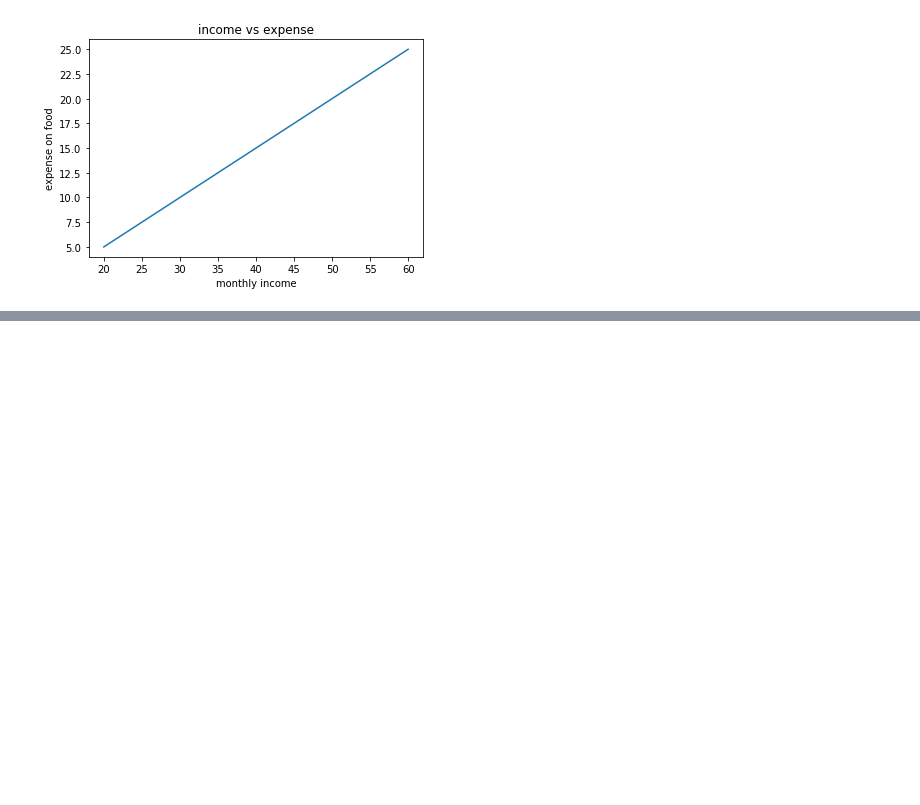
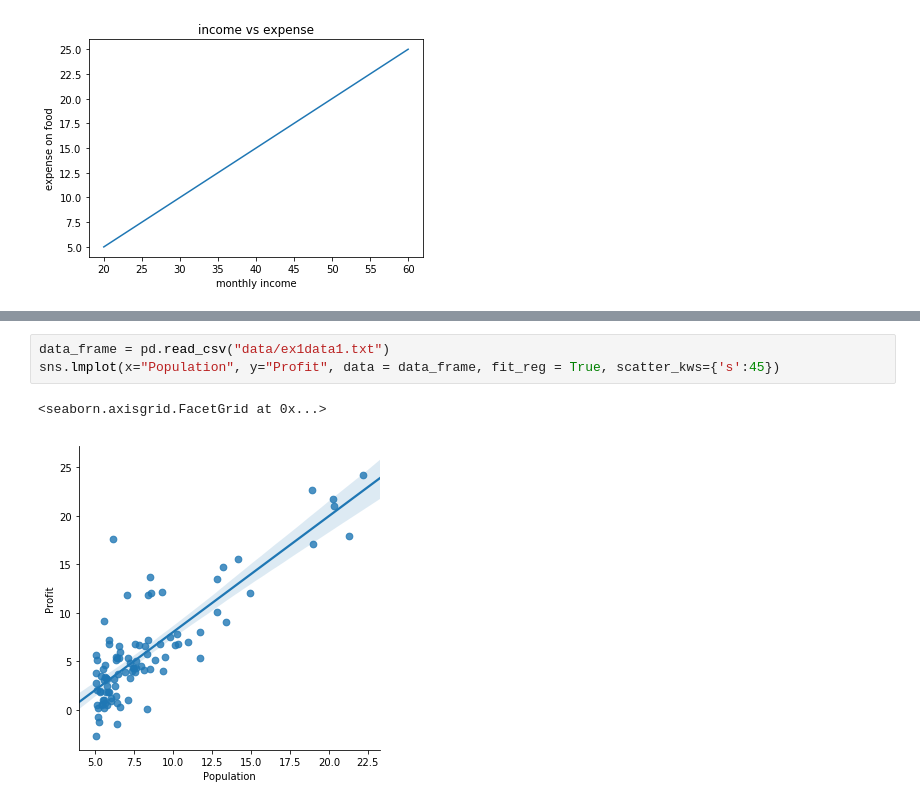
Before and after one commit to pial08/Machine-Learning, a Jupyter notebook: LinearRegression.ipynb, the cells around one changed output, grey strips where cells are left out. Saved outputs shown, nothing was run; the diff lists cells and outputs as text; blank space fills up the shorter version.

```diff
--- a/LinearRegression.ipynb
+++ b/LinearRegression.ipynb
@@ -16,0 +38,6 @@ plt.show()
+# %%
+data_frame = pd.read_csv("data/ex1data1.txt")
+sns.lmplot(x="Population", y="Profit", data = data_frame, fit_reg = True, scatter_kws={'s':45})
+# %% [output]
+<seaborn.axisgrid.FacetGrid at 0x...>
+[figure, added]
```
Also changed, not shown: parts of 2 cells of this notebook, 1 other file.
